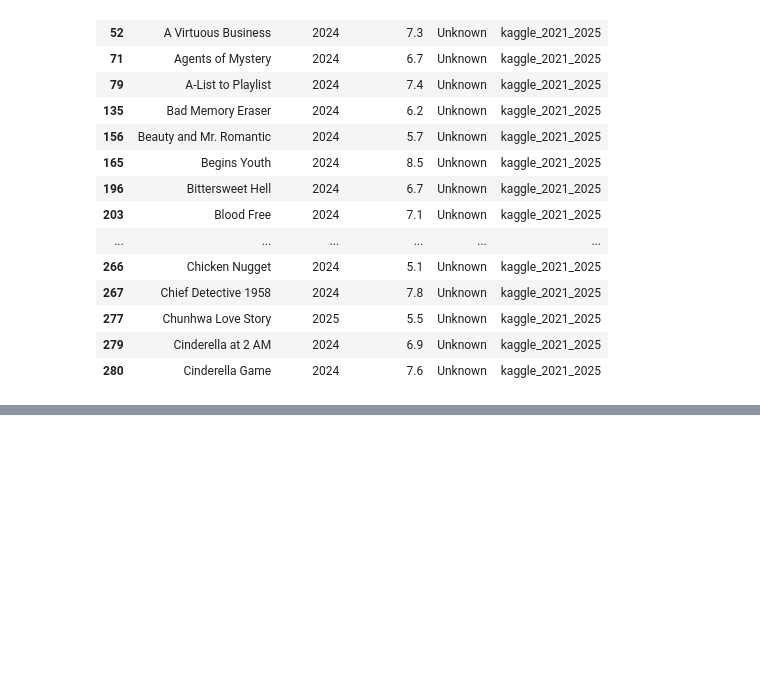
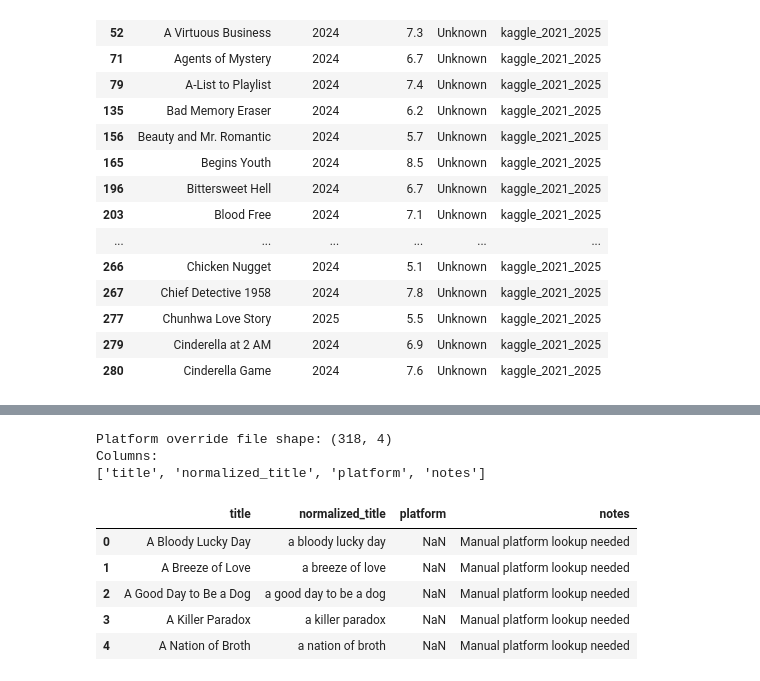
Before and after one commit to naringrekarchinmay/kdrama-analytics-recommendation-system, a Jupyter notebook: notebooks/02_dataset_refresh_2021_2025.ipynb, the cells around one changed output, grey strips where cells are left out. Drawn from its saved outputs; the diff is of its cells as text; code cells hidden in the pictures; blank space fills up the shorter version.

```diff
--- a/notebooks/02_dataset_refresh_2021_2025.ipynb
+++ b/notebooks/02_dataset_refresh_2021_2025.ipynb
@@ -650,0 +693,18 @@ exported_df[
+# %%
+platform_overrides = pd.read_csv(platform_override_path)
+
+print("Platform override file shape:", platform_overrides.shape)
+print("Columns:")
+print(platform_overrides.columns.tolist())
+
+platform_overrides.head()
+# %% [output]
+Platform override file shape: (318, 4)
+Columns:
+['title', 'normalized_title', 'platform', 'notes']
+|  | title | normalized_title | platform | notes |
+| 0 | A Bloody Lucky Day | a bloody lucky day | NaN | Manual platform lookup needed |
+| 1 | A Breeze of Love | a breeze of love | NaN | Manual platform lookup needed |
+| 2 | A Good Day to Be a Dog | a good day to be a dog | NaN | Manual platform lookup needed |
+| 3 | A Killer Paradox | a killer paradox | NaN | Manual platform lookup needed |
+| 4 | A Nation of Broth | a nation of broth | NaN | Manual platform lookup needed |
```
Also changed, not shown: parts of 2 cells of this notebook, 1 other file.
